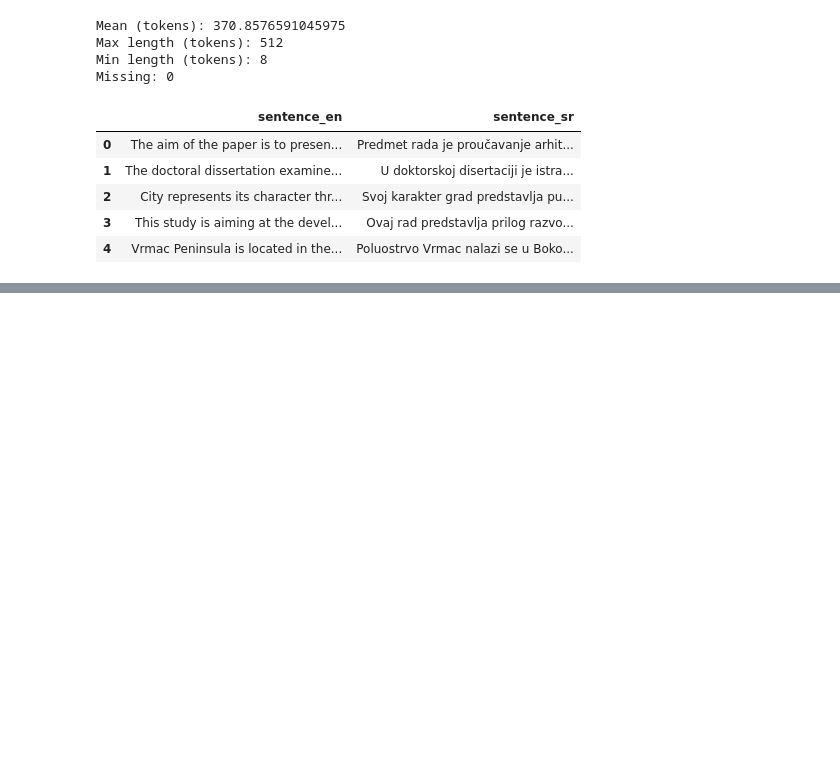
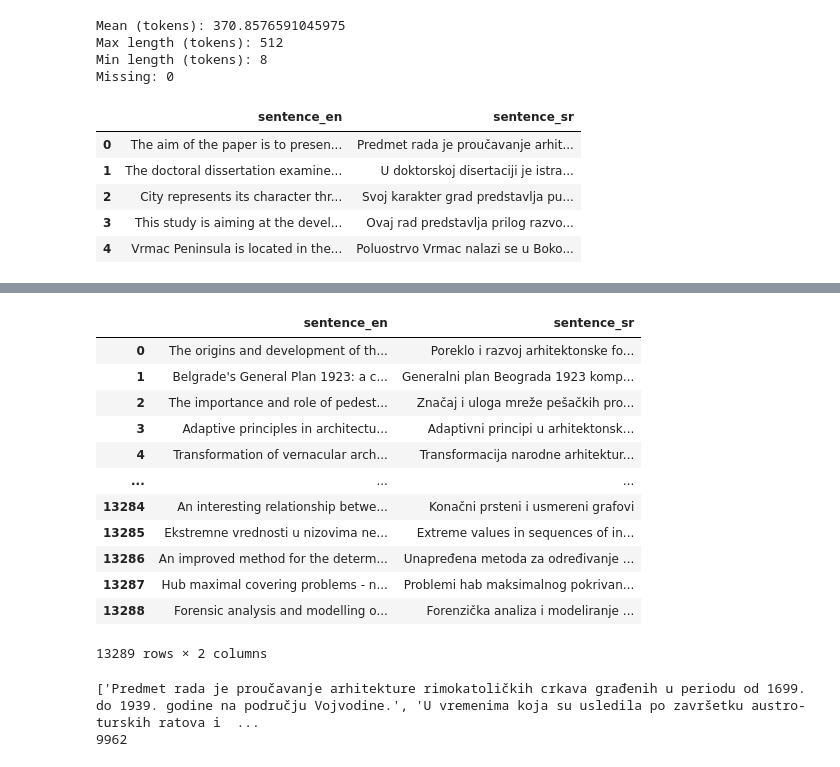
Before and after one commit to smartcat-labs/SRBedding, a Jupyter notebook: training_dataset/notebooks/science_chunking.ipynb, the cells around one changed output, grey strips where cells are left out. Cells and saved outputs as stored; diff of their text form; code cells hidden in the pictures; blank space fills up the shorter version.

```diff
--- a/training_dataset/notebooks/science_chunking.ipynb
+++ b/training_dataset/notebooks/science_chunking.ipynb
@@ -166,0 +161,25 @@ LookupError:
+# %%
+df_title = pd.DataFrame({"sentence_en": sci['title_en'],
+                         "sentence_sr": sci['title_sr']})
+df_title
+# %% [output]
+|  | sentence_en | sentence_sr |
+| 0 | The origins and development of th... | Poreklo i razvoj arhitektonske fo... |
+| 1 | Belgrade's General Plan 1923: a c... | Generalni plan Beograda 1923 komp... |
+| 2 | The importance and role of pedest... | Značaj i uloga mreže pešačkih pro... |
+| 3 | Adaptive principles in architectu... | Adaptivni principi u arhitektonsk... |
+| 4 | Transformation of vernacular arch... | Transformacija narodne arhitektur... |
+| ... | ... | ... |
+| 13284 | An interesting relationship betwe... | Konačni prsteni i usmereni grafovi |
+| 13285 | Ekstremne vrednosti u nizovima ne... | Extreme values in sequences of in... |
+| 13286 | An improved method for the determ... | Unapređena metoda za određivanje ... |
+| 13287 | Hub maximal covering problems - n... | Problemi hab maksimalnog pokrivan... |
+| 13288 | Forensic analysis and modelling o... | Forenzička analiza i modeliranje ... |
+13289 rows × 2 columns
+# %%
+sentences_sr = [sent_tokenize(text) for text in sci_cleaned['processed_abstract_sr']]
+print(sentences_sr[0])
+print(len(sentences_sr))
+# %% [output]
+['Predmet rada je proučavanje arhitekture rimokatoličkih crkava građenih u periodu od 1699. do 1939. godine na području Vojvodine.', 'U vremenima koja su usledila po završetku austro-turskih ratova i  ...
+9962
```
Also changed, not shown: parts of 13 cells of this notebook.
